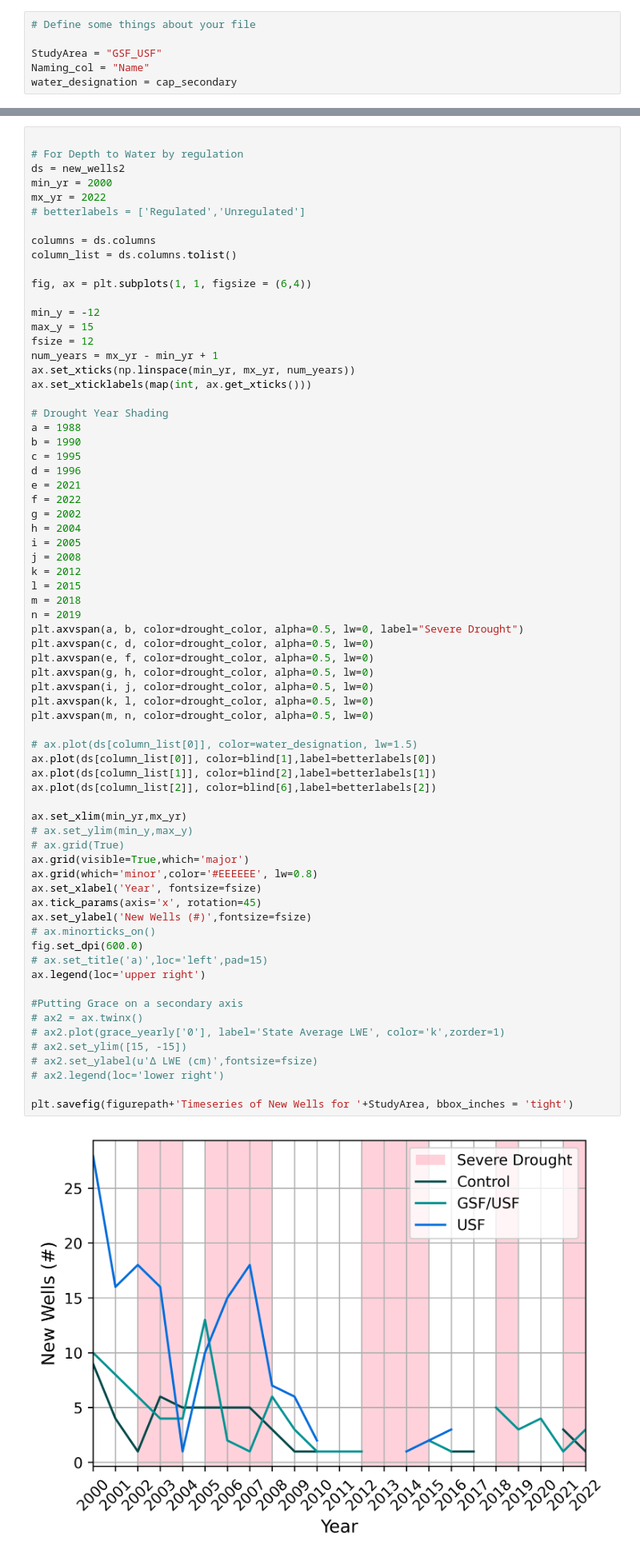
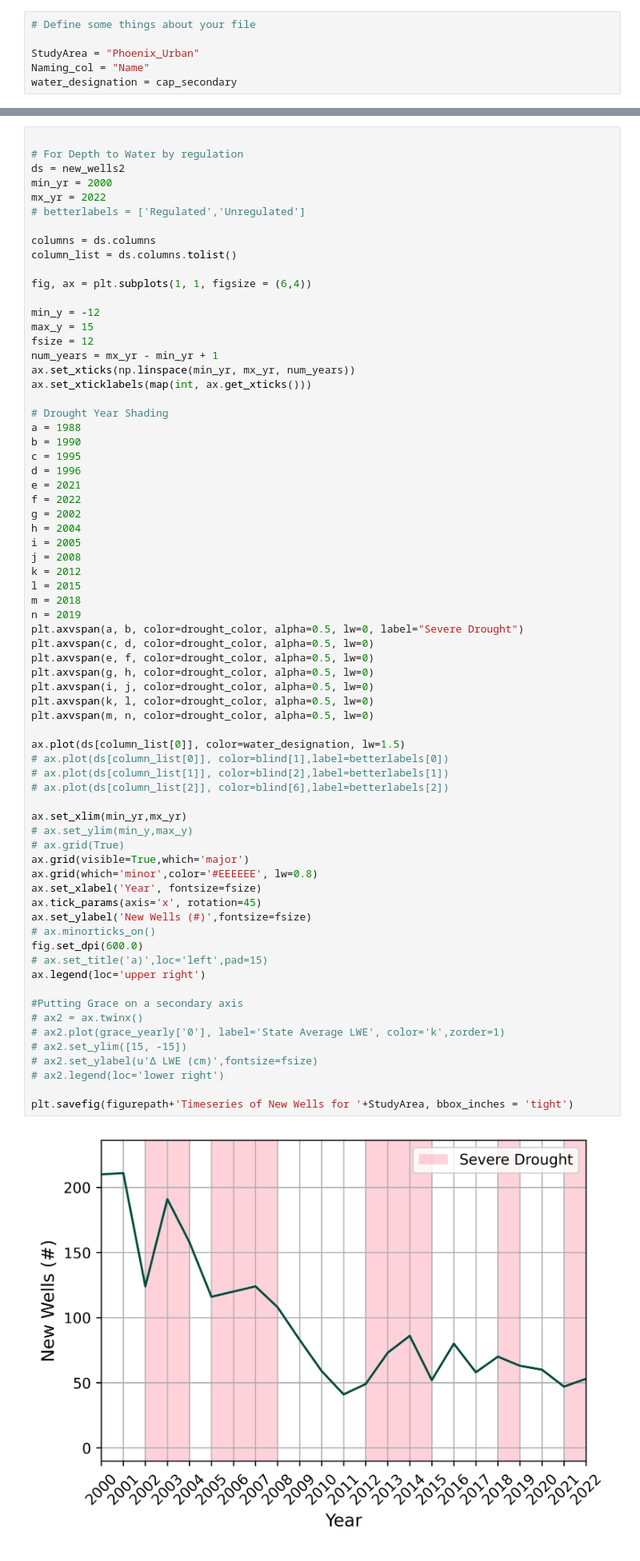
Before and after one commit to dtadych/Az-Spatiotemporal-Drought-Analysis, a Jupyter notebook: AnalysisCodes/Casestudy_Analysis.ipynb, the cells around one changed output, grey strips where cells are left out. Shown at 80% size. Saved outputs shown, nothing was run; the diff lists cells and outputs as text.

```diff
--- a/AnalysisCodes/Casestudy_Analysis.ipynb
+++ b/AnalysisCodes/Casestudy_Analysis.ipynb
@@ -231,7 +229,7 @@ shapefile
 # %%
 # Define some things about your file
 
-StudyArea = "GSF_USF"
+StudyArea = "Phoenix_Urban"
 Naming_col = "Name"
 water_designation = cap_secondary
 # %% [markdown]
@@ -937,35 +919,35 @@ plt.axvspan(a, b, color=drought_color, alpha=0.5, lw=0, label="Severe Drought")
 plt.axvspan(c, d, color=drought_color, alpha=0.5, lw=0)
 plt.axvspan(e, f, color=drought_color, alpha=0.5, lw=0)
 plt.axvspan(g, h, color=drought_color, alpha=0.5, lw=0)
 plt.axvspan(i, j, color=drought_color, alpha=0.5, lw=0)
 plt.axvspan(k, l, color=drought_color, alpha=0.5, lw=0)
 plt.axvspan(m, n, color=drought_color, alpha=0.5, lw=0)
 
-# ax.plot(ds[column_list[0]], color=water_designation, lw=1.5)
-ax.plot(ds[column_list[0]], color=blind[1],label=betterlabels[0])
-ax.plot(ds[column_list[1]], color=blind[2],label=betterlabels[1])
-ax.plot(ds[column_list[2]], color=blind[6],label=betterlabels[2])
+ax.plot(ds[column_list[0]], color=water_designation, lw=1.5)
+# ax.plot(ds[column_list[0]], color=blind[1],label=betterlabels[0])
+# ax.plot(ds[column_list[1]], color=blind[2],label=betterlabels[1])
+# ax.plot(ds[column_list[2]], color=blind[6],label=betterlabels[2])
 
 ax.set_xlim(min_yr,mx_yr)
 # ax.set_ylim(min_y,max_y)
 # ax.grid(True)
 ax.grid(visible=True,which='major')
 ax.grid(which='minor',color='#EEEEEE', lw=0.8)
 ax.set_xlabel('Year', fontsize=fsize)
 ax.tick_params(axis='x', rotation=45)
 ax.set_ylabel('New Wells (#)',fontsize=fsize)
 # ax.minorticks_on()
 fig.set_dpi(600.0)
 # ax.set_title('a)',loc='left',pad=15)
 ax.legend(loc='upper right')
 
 #Putting Grace on a secondary axis
 # ax2 = ax.twinx()
 # ax2.plot(grace_yearly['0'], label='State Average LWE', color='k',zorder=1)
 # ax2.set_ylim([15, -15])
 # ax2.set_ylabel(u'Δ LWE (cm)',fontsize=fsize)
 # ax2.legend(loc='lower right')
 
 plt.savefig(figurepath+'Timeseries of New Wells for '+StudyArea, bbox_inches = 'tight')
 # %% [output]
-[figure, old version]
+[figure, new version]
```
Also changed, not shown: parts of 21 cells of this notebook.
